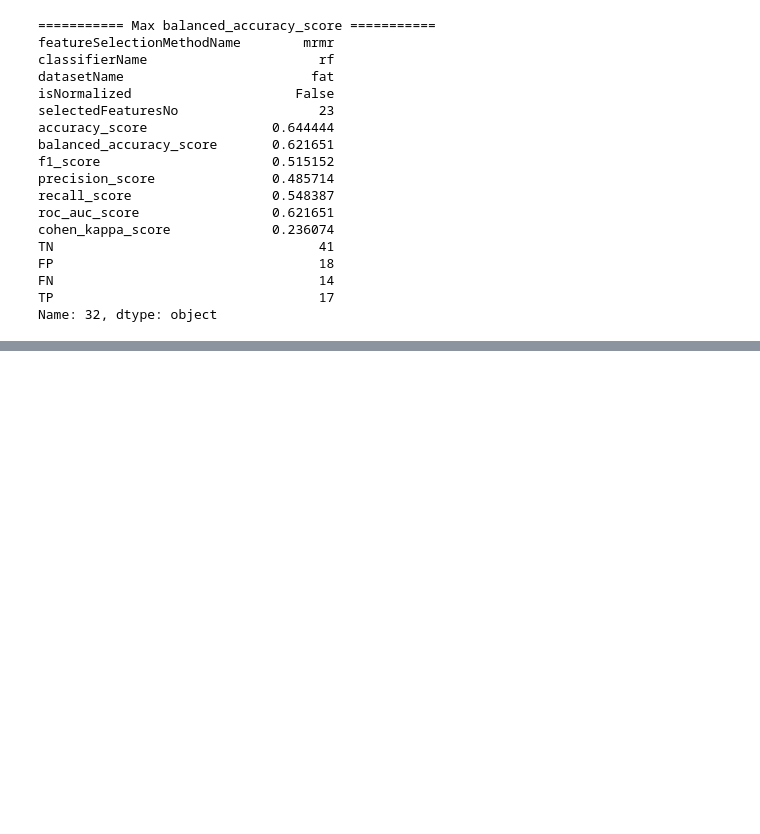
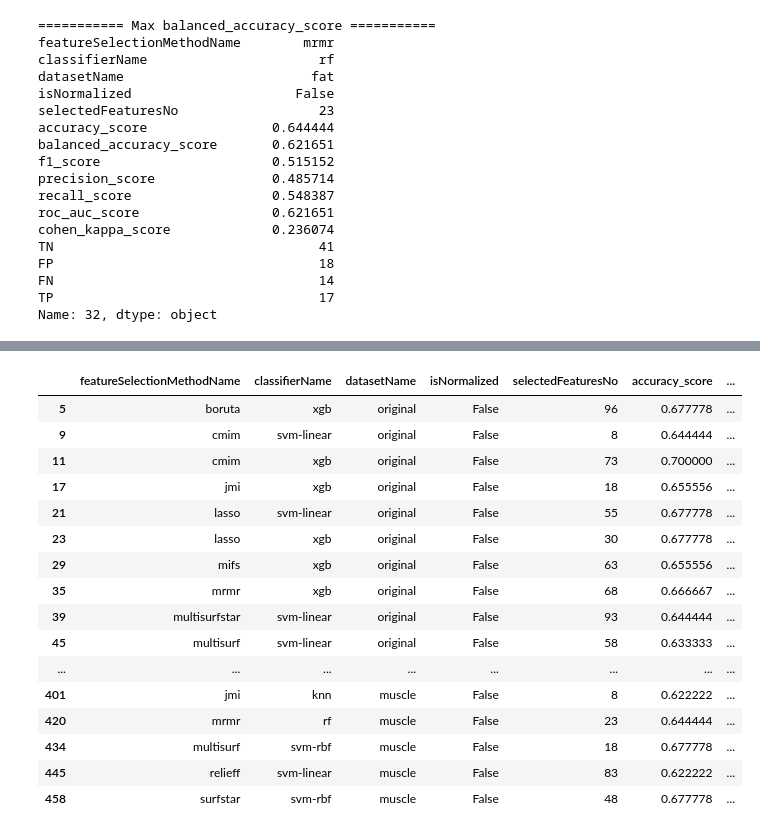
Before and after one commit to szafeiris/bme-master-thesis, a Jupyter notebook: bme-master-thesis-szafeiris-results-analysis.ipynb, the cells around one changed output, grey strips where cells are left out. Cells and saved outputs as stored; diff of their text form; code cells hidden in the pictures; blank space fills up the shorter version.

```diff
--- a/bme-master-thesis-szafeiris-results-analysis.ipynb
+++ b/bme-master-thesis-szafeiris-results-analysis.ipynb
@@ -294,0 +405,23 @@ plt.show()
+# %%
+topRows = merged.loc[merged['balanced_accuracy_score'] >= 0.60].copy()
+
+# topRows['fullDatasetName'].unique().tolist()
+topRows
+# %% [output]
+|  | featureSelectionMethodName | classifierName | datasetName | isNormalized | selectedFeaturesNo | accuracy_score | ... |
+| 5 | boruta | xgb | original | False | 96 | 0.677778 | ... |
+| 9 | cmim | svm-linear | original | False | 8 | 0.644444 | ... |
+| 11 | cmim | xgb | original | False | 73 | 0.700000 | ... |
+| 17 | jmi | xgb | original | False | 18 | 0.655556 | ... |
+| 21 | lasso | svm-linear | original | False | 55 | 0.677778 | ... |
+| 23 | lasso | xgb | original | False | 30 | 0.677778 | ... |
+| 29 | mifs | xgb | original | False | 63 | 0.655556 | ... |
+| 35 | mrmr | xgb | original | False | 68 | 0.666667 | ... |
+| 39 | multisurfstar | svm-linear | original | False | 93 | 0.644444 | ... |
+| 45 | multisurf | svm-linear | original | False | 58 | 0.633333 | ... |
+| ... | ... | ... | ... | ... | ... | ... | ... |
+| 401 | jmi | knn | muscle | False | 8 | 0.622222 | ... |
+| 420 | mrmr | rf | muscle | False | 23 | 0.644444 | ... |
+| 434 | multisurf | svm-rbf | muscle | False | 18 | 0.677778 | ... |
+| 445 | relieff | svm-linear | muscle | False | 83 | 0.622222 | ... |
+| 458 | surfstar | svm-rbf | muscle | False | 48 | 0.677778 | ... |
```
Also changed, not shown: parts of 16 cells of this notebook.
